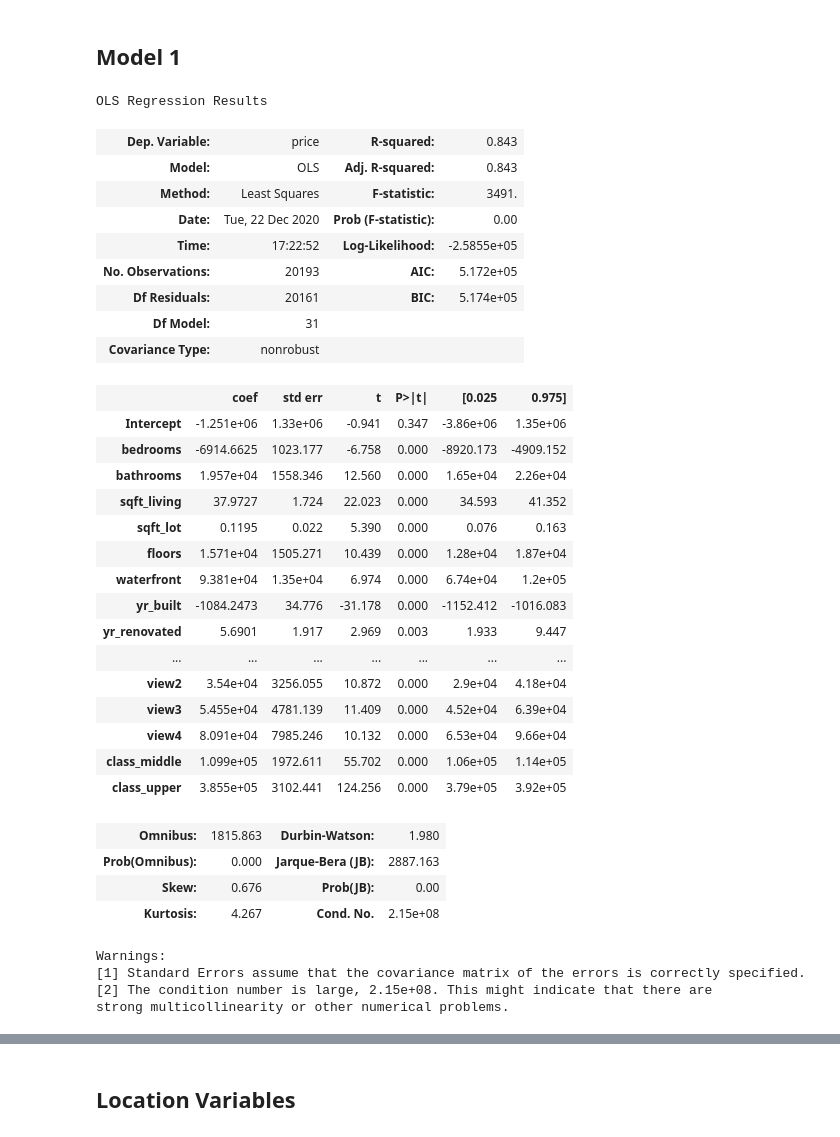
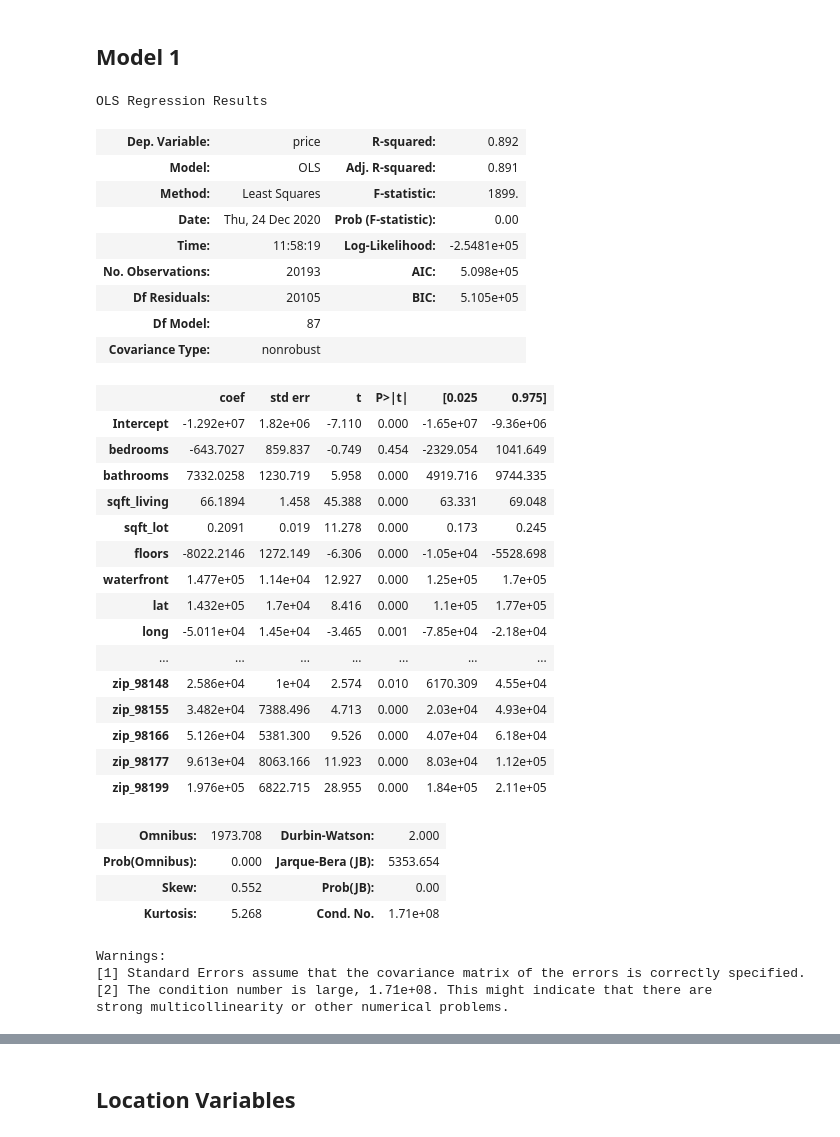
Before and after one commit to MJ-AllDay-67/Project_2_Regression, a Jupyter notebook: regression_notebook.ipynb, the cells around one changed output, grey strips where cells are left out. Drawn from its saved outputs; the diff is of its cells as text; code cells hidden in the pictures.

```diff
--- a/regression_notebook.ipynb
+++ b/regression_notebook.ipynb
@@ -492,9 +500,10 @@ grade_dummies = pd.get_dummies(df['grade'], prefix='gr', drop_first=True)
 condition_dummies = pd.get_dummies(df['condition'], prefix='condit', drop_first=True)
 view_dummies = pd.get_dummies(df['view'], prefix='view', drop_first=True)
 class_dummies = pd.get_dummies(df['class_scale'], prefix='class', drop_first=True)
+zip_dummies = pd.get_dummies(df['zipcode'], prefix='zip', drop_first=True)
 # %%
-df = df.drop(['grade', 'condition', 'view', 'class_scale'], axis=1)
-df = pd.concat([df, grade_dummies, condition_dummies, view_dummies, class_dummies], axis = 1)
+df = df.drop(['grade', 'condition', 'view', 'class_scale','zipcode'], axis=1)
+df = pd.concat([df, grade_dummies, condition_dummies, view_dummies, class_dummies,zip_dummies], axis = 1)
 df.head()
 # %% [output]
 |  | price | bedrooms | bathrooms | sqft_living | sqft_lot | floors | waterfront | yr_built | yr_renovated | ... |
@@ -507,14 +516,9 @@ df.head()
 # %%
-view1 = df['view_1.0']
-view2 =df['view_2.0']
-view3 = df['view_3.0']
-view4 = df['view_4.0']
+df['view1'] = df['view_1.0']
+df['view2'] =df['view_2.0']
+df['view3'] = df['view_3.0']
+df['view4'] = df['view_4.0']
 df.drop(['view_1.0', 'view_2.0', 'view_3.0', 'view_4.0'], axis=1, inplace=True)
-# %%
-df['view1'] = view1
-df['view2'] = view2
-df['view3'] = view3
-df['view4'] = view4
 # %%
 df.info()
 # %% [output]
@@ -549,48 +588,48 @@ from statsmodels.formula.api import ols
 from sklearn import datasets, linear_model
 # %%
 outcome = 'price'
-x_cols = ['bedrooms', 'bathrooms', 'sqft_living', 'sqft_lot', 'floors', 'waterfront', 'yr_built',
-          'yr_renovated', 'zipcode', 'lat', 'long', 'sqft_living15', 'sqft_lot15', 'gr_5', 'gr_6',
+x_cols = ['bedrooms', 'bathrooms', 'sqft_living', 'sqft_lot', 'floors', 'waterfront', 'lat', 'long', 'sqft_living15', 'sqft_lot15', 'gr_5', 'gr_6',
           'gr_7', 'gr_8', 'gr_9', 'gr_10', 'gr_11', 'gr_12', 'condit_2', 'condit_3', 'condit_4',
-          'condit_5', 'view1', 'view2', 'view3', 'view4', 'class_middle', 'class_upper']
+          'condit_5', 'view1', 'view2', 'view3', 'view4', 'class_middle', 'class_upper',
+           'zip_98004', 'zip_98005', 'zip_98006', 'zip_98007', 'zip_98008', 'zip_98010', 'zip_98011', 'zip_98014', 'zip_98019', 'zip_98022', 'zip_98023', 'zip_98024', 'zip_98027', 'zip_98028', 'zip_98029', 'zip_98032', 'zip_98033', 'zip_98034', 'zip_98038', 'zip_98039', 'zip_98040', 'zip_98045', 'zip_98052', 'zip_98053', 'zip_98055', 'zip_98056', 'zip_98058', 'zip_98059', 'zip_98065', 'zip_98070', 'zip_98072', 'zip_98074', 'zip_98075', 'zip_98077', 'zip_98102', 'zip_98103', 'zip_98105', 'zip_98106', 'zip_98107', 'zip_98108', 'zip_98109', 'zip_98112', 'zip_98115', 'zip_98116', 'zip_98117', 'zip_98118', 'zip_98119', 'zip_98122', 'zip_98125', 'zip_98126', 'zip_98133', 'zip_98136', 'zip_98144', 'zip_98146', 'zip_98148', 'zip_98155', 'zip_98166', 'zip_98177', 'zip_98199']
 predictors = '+'.join(x_cols)
 f = outcome + '~' + predictors
 model1 = smf.ols(formula=f, data=df).fit()
 model1.summary()
 # %% [output]
 OLS Regression Results
-| Dep. Variable: | price | R-squared: | 0.843 |
-| Model: | OLS | Adj. R-squared: | 0.843 |
-| Method: | Least Squares | F-statistic: | 3491. |
-| Date: | Tue, 22 Dec 2020 | Prob (F-statistic): | 0.00 |
-| Time: | 17:22:52 | Log-Likelihood: | -2.5855e+05 |
-| No. Observations: | 20193 | AIC: | 5.172e+05 |
-| Df Residuals: | 20161 | BIC: | 5.174e+05 |
-| Df Model: | 31 |  |  |
+| Dep. Variable: | price | R-squared: | 0.892 |
+| Model: | OLS | Adj. R-squared: | 0.891 |
+| Method: | Least Squares | F-statistic: | 1899. |
+| Date: | Thu, 24 Dec 2020 | Prob (F-statistic): | 0.00 |
+| Time: | 11:58:19 | Log-Likelihood: | -2.5481e+05 |
+| No. Observations: | 20193 | AIC: | 5.098e+05 |
+| Df Residuals: | 20105 | BIC: | 5.105e+05 |
+| Df Model: | 87 |  |  |
 | Covariance Type: | nonrobust |  |  |
 |  | coef | std err | t | P>|t| | [0.025 | 0.975] |
-| Intercept | -1.251e+06 | 1.33e+06 | -0.941 | 0.347 | -3.86e+06 | 1.35e+06 |
-| bedrooms | -6914.6625 | 1023.177 | -6.758 | 0.000 | -8920.173 | -4909.152 |
-| bathrooms | 1.957e+04 | 1558.346 | 12.560 | 0.000 | 1.65e+04 | 2.26e+04 |
-| sqft_living | 37.9727 | 1.724 | 22.023 | 0.000 | 34.593 | 41.352 |
-| sqft_lot | 0.1195 | 0.022 | 5.390 | 0.000 | 0.076 | 0.163 |
-| floors | 1.571e+04 | 1505.271 | 10.439 | 0.000 | 1.28e+04 | 1.87e+04 |
-| waterfront | 9.381e+04 | 1.35e+04 | 6.974 | 0.000 | 6.74e+04 | 1.2e+05 |
-| yr_built | -1084.2473 | 34.776 | -31.178 | 0.000 | -1152.412 | -1016.083 |
-| yr_renovated | 5.6901 | 1.917 | 2.969 | 0.003 | 1.933 | 9.447 |
+| Intercept | -1.292e+07 | 1.82e+06 | -7.110 | 0.000 | -1.65e+07 | -9.36e+06 |
+| bedrooms | -643.7027 | 859.837 | -0.749 | 0.454 | -2329.054 | 1041.649 |
+| bathrooms | 7332.0258 | 1230.719 | 5.958 | 0.000 | 4919.716 | 9744.335 |
+| sqft_living | 66.1894 | 1.458 | 45.388 | 0.000 | 63.331 | 69.048 |
+| sqft_lot | 0.2091 | 0.019 | 11.278 | 0.000 | 0.173 | 0.245 |
+| floors | -8022.2146 | 1272.149 | -6.306 | 0.000 | -1.05e+04 | -5528.698 |
+| waterfront | 1.477e+05 | 1.14e+04 | 12.927 | 0.000 | 1.25e+05 | 1.7e+05 |
+| lat | 1.432e+05 | 1.7e+04 | 8.416 | 0.000 | 1.1e+05 | 1.77e+05 |
+| long | -5.011e+04 | 1.45e+04 | -3.465 | 0.001 | -7.85e+04 | -2.18e+04 |
 | ... | ... | ... | ... | ... | ... | ... |
-| view2 | 3.54e+04 | 3256.055 | 10.872 | 0.000 | 2.9e+04 | 4.18e+04 |
-| view3 | 5.455e+04 | 4781.139 | 11.409 | 0.000 | 4.52e+04 | 6.39e+04 |
-| view4 | 8.091e+04 | 7985.246 | 10.132 | 0.000 | 6.53e+04 | 9.66e+04 |
-| class_middle | 1.099e+05 | 1972.611 | 55.702 | 0.000 | 1.06e+05 | 1.14e+05 |
-| class_upper | 3.855e+05 | 3102.441 | 124.256 | 0.000 | 3.79e+05 | 3.92e+05 |
+| zip_98148 | 2.586e+04 | 1e+04 | 2.574 | 0.010 | 6170.309 | 4.55e+04 |
+| zip_98155 | 3.482e+04 | 7388.496 | 4.713 | 0.000 | 2.03e+04 | 4.93e+04 |
+| zip_98166 | 5.126e+04 | 5381.300 | 9.526 | 0.000 | 4.07e+04 | 6.18e+04 |
+| zip_98177 | 9.613e+04 | 8063.166 | 11.923 | 0.000 | 8.03e+04 | 1.12e+05 |
+| zip_98199 | 1.976e+05 | 6822.715 | 28.955 | 0.000 | 1.84e+05 | 2.11e+05 |
-| Omnibus: | 1815.863 | Durbin-Watson: | 1.980 |
-| Prob(Omnibus): | 0.000 | Jarque-Bera (JB): | 2887.163 |
-| Skew: | 0.676 | Prob(JB): | 0.00 |
-| Kurtosis: | 4.267 | Cond. No. | 2.15e+08 |
+| Omnibus: | 1973.708 | Durbin-Watson: | 2.000 |
+| Prob(Omnibus): | 0.000 | Jarque-Bera (JB): | 5353.654 |
+| Skew: | 0.552 | Prob(JB): | 0.00 |
+| Kurtosis: | 5.268 | Cond. No. | 1.71e+08 |
 Warnings:
 [1] Standard Errors assume that the covariance matrix of the errors is correctly specified.
-[2] The condition number is large, 2.15e+08. This might indicate that there are
+[2] The condition number is large, 1.71e+08. This might indicate that there are
 strong multicollinearity or other numerical problems.
 # %%
 # qq plot
```
Also changed, not shown: parts of 15 cells of this notebook.
